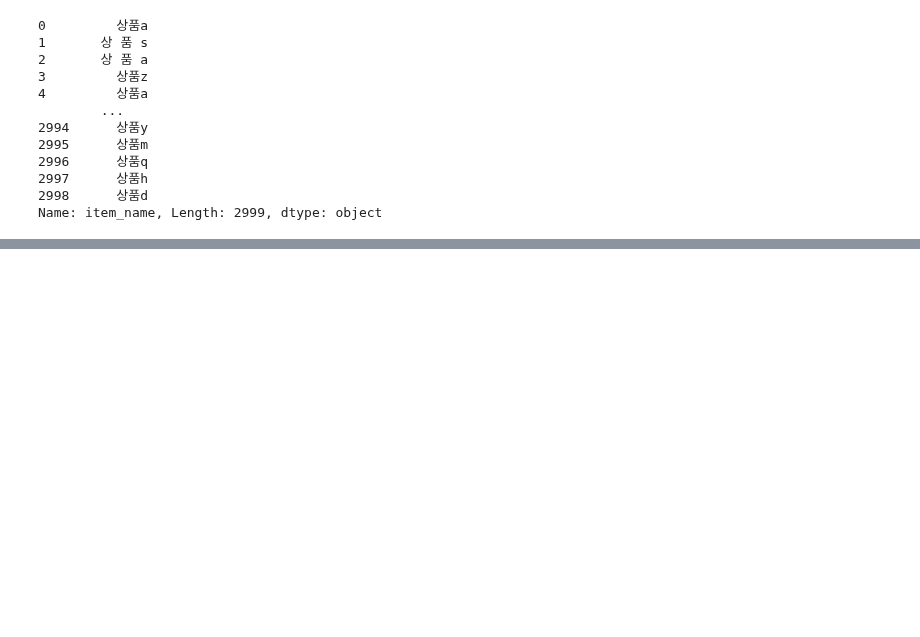
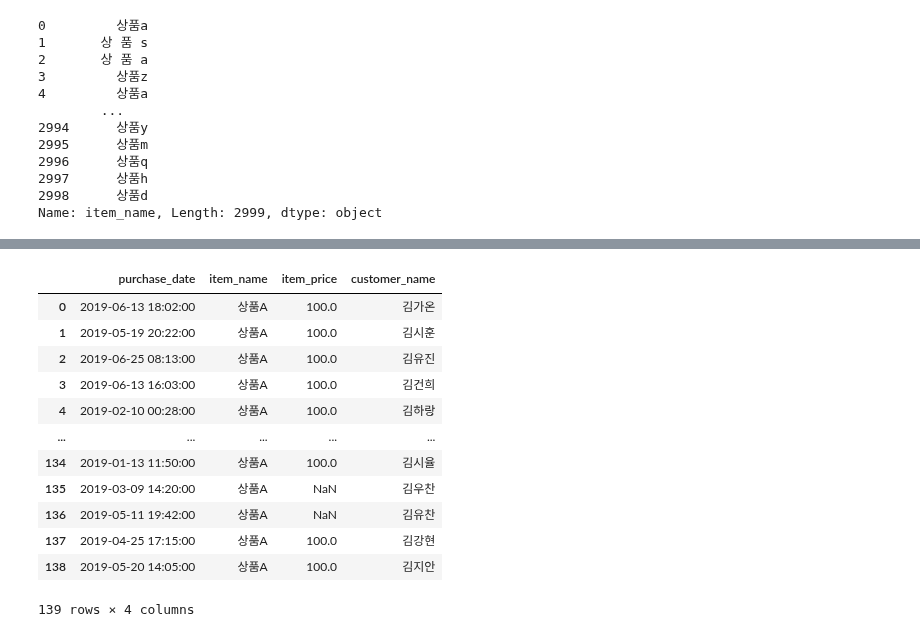
Before and after one commit to sejinhwang97ko/2023prac, a Jupyter notebook: 20230405/02.uriage.ipynb, the cells around one changed output, grey strips where cells are left out. Cells and saved outputs as stored; diff of their text form; code cells hidden in the pictures; blank space fills up the shorter version.

```diff
--- a/20230405/02.uriage.ipynb
+++ b/20230405/02.uriage.ipynb
@@ -123,0 +219,16 @@ Name: item_name, Length: 2999, dtype: object
+# %%
+uriage.loc[uriage['item_name'] == "상품A"]
+# %% [output]
+|  | purchase_date | item_name | item_price | customer_name |
+| 0 | 2019-06-13 18:02:00 | 상품A | 100.0 | 김가온 |
+| 1 | 2019-05-19 20:22:00 | 상품A | 100.0 | 김시훈 |
+| 2 | 2019-06-25 08:13:00 | 상품A | 100.0 | 김유진 |
+| 3 | 2019-06-13 16:03:00 | 상품A | 100.0 | 김건희 |
+| 4 | 2019-02-10 00:28:00 | 상품A | 100.0 | 김하랑 |
+| ... | ... | ... | ... | ... |
+| 134 | 2019-01-13 11:50:00 | 상품A | 100.0 | 김시율 |
+| 135 | 2019-03-09 14:20:00 | 상품A | NaN | 김우찬 |
+| 136 | 2019-05-11 19:42:00 | 상품A | NaN | 김유찬 |
+| 137 | 2019-04-25 17:15:00 | 상품A | 100.0 | 김강현 |
+| 138 | 2019-05-20 14:05:00 | 상품A | 100.0 | 김지안 |
+139 rows × 4 columns
```
Also changed, not shown: parts of 23 cells of this notebook.
